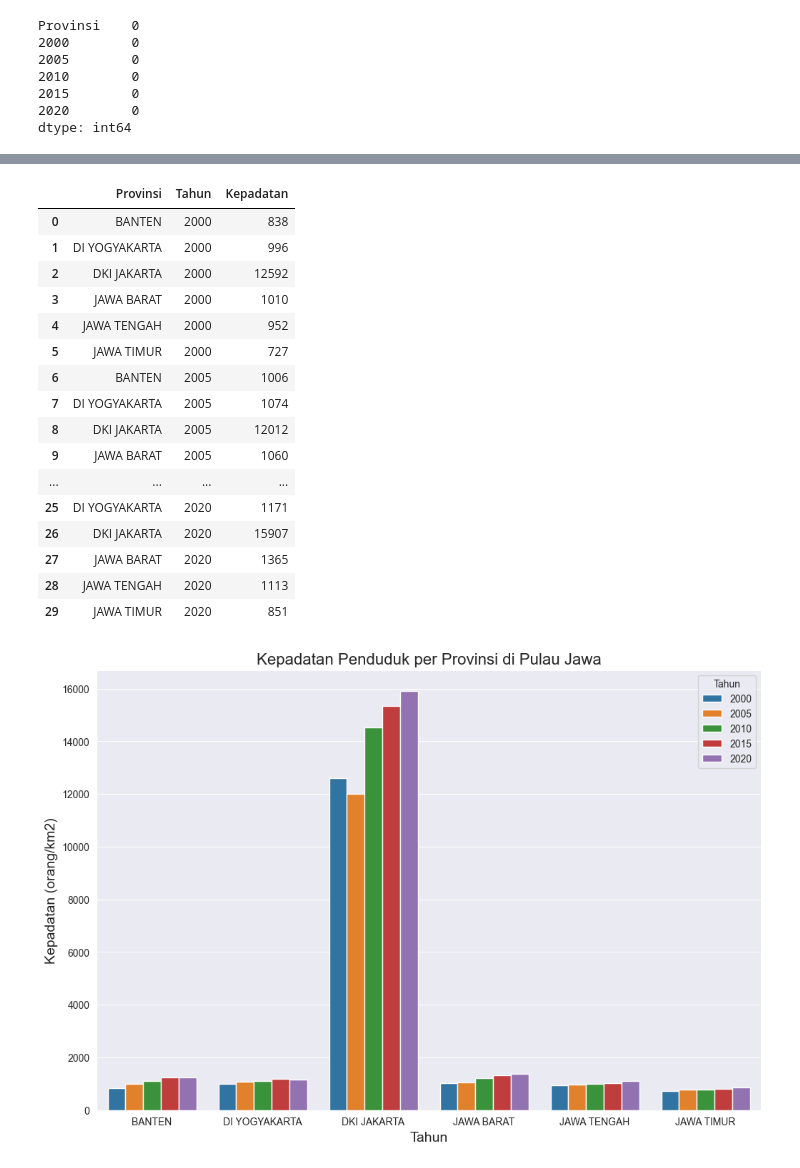
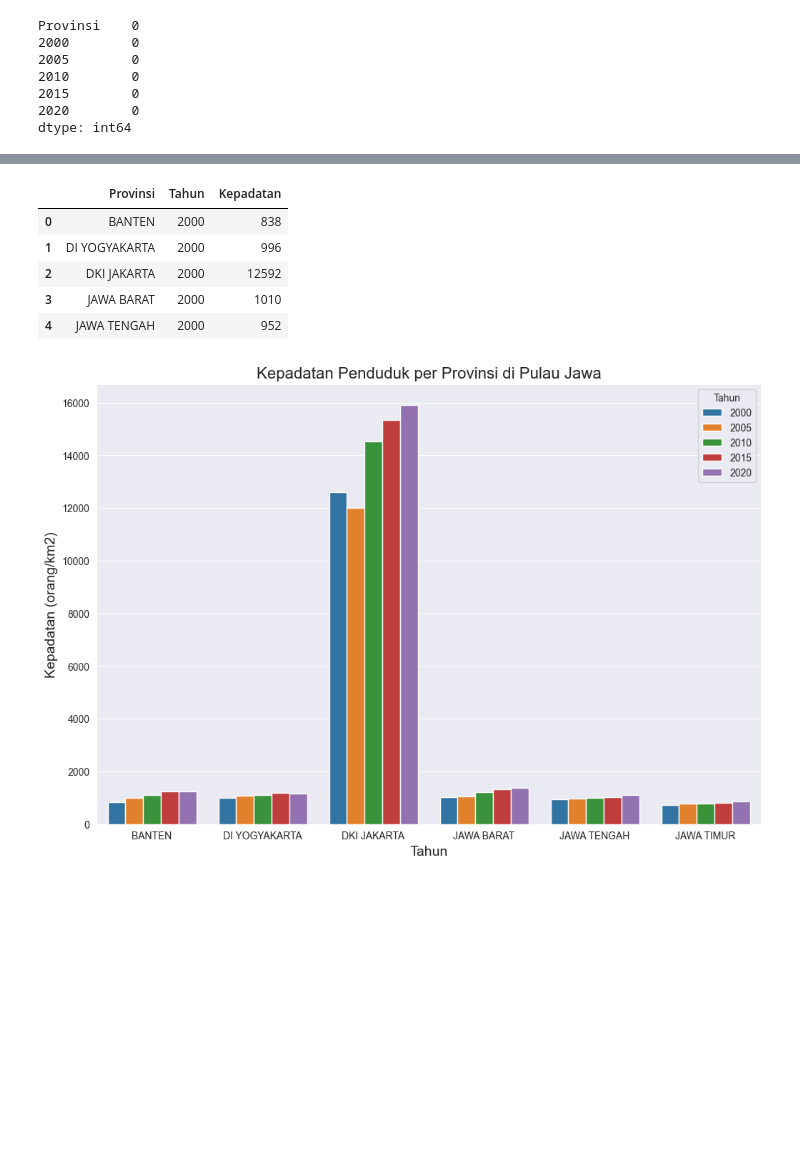
Before and after one commit to qznr/Smt2, a Jupyter notebook: Python/Statistika/KepadatanPenduduk.ipynb, the cells around one changed output, grey strips where cells are left out. Drawn from its saved outputs; the diff is of its cells as text; code cells hidden in the pictures; blank space fills up the shorter version.

```diff
--- a/Python/Statistika/KepadatanPenduduk.ipynb
+++ b/Python/Statistika/KepadatanPenduduk.ipynb
@@ -56,4 +89,0 @@ df
-# %%
-provinsi_di_jawa = ['JAWA TIMUR','JAWA TENGAH','DI YOGYAKARTA', 'JAWA BARAT', 'DKI JAKARTA', 'BANTEN']
-is_in = df['Provinsi'].isin(provinsi_di_jawa)
-df = df.loc[is_in]
@@ -104,25 +121,14 @@ df_variance_no_sci
 Name: std, dtype: object
 # %%
 df_melt = pd.melt(df, id_vars='Provinsi', var_name='Tahun', value_name='Kepadatan')
-df_melt
+df_melt.head()
 # %% [output]
 |  | Provinsi | Tahun | Kepadatan |
 | 0 | BANTEN | 2000 | 838 |
 | 1 | DI YOGYAKARTA | 2000 | 996 |
 | 2 | DKI JAKARTA | 2000 | 12592 |
 | 3 | JAWA BARAT | 2000 | 1010 |
 | 4 | JAWA TENGAH | 2000 | 952 |
-| 5 | JAWA TIMUR | 2000 | 727 |
-| 6 | BANTEN | 2005 | 1006 |
-| 7 | DI YOGYAKARTA | 2005 | 1074 |
-| 8 | DKI JAKARTA | 2005 | 12012 |
-| 9 | JAWA BARAT | 2005 | 1060 |
-| ... | ... | ... | ... |
-| 25 | DI YOGYAKARTA | 2020 | 1171 |
-| 26 | DKI JAKARTA | 2020 | 15907 |
-| 27 | JAWA BARAT | 2020 | 1365 |
-| 28 | JAWA TENGAH | 2020 | 1113 |
-| 29 | JAWA TIMUR | 2020 | 851 |
 # %%
 plt.figure(figsize=(12,8))
 sns.set_style('darkgrid')
```
Also changed, not shown: parts of 11 cells of this notebook.
